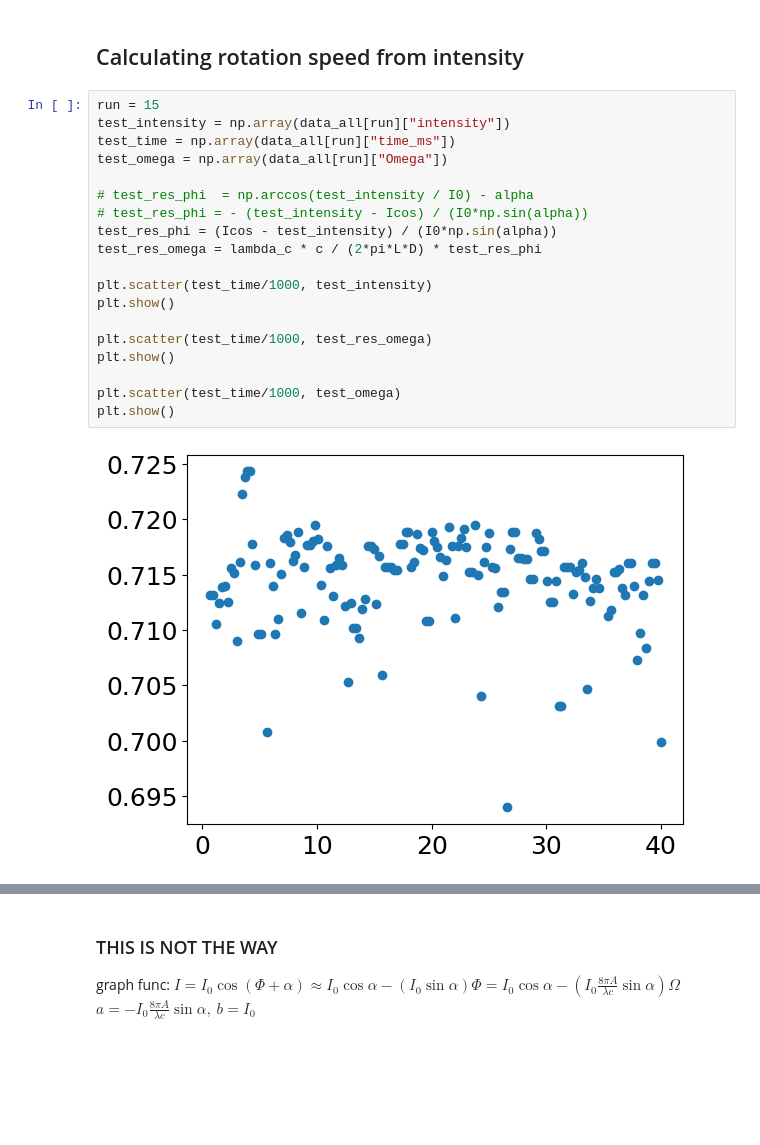
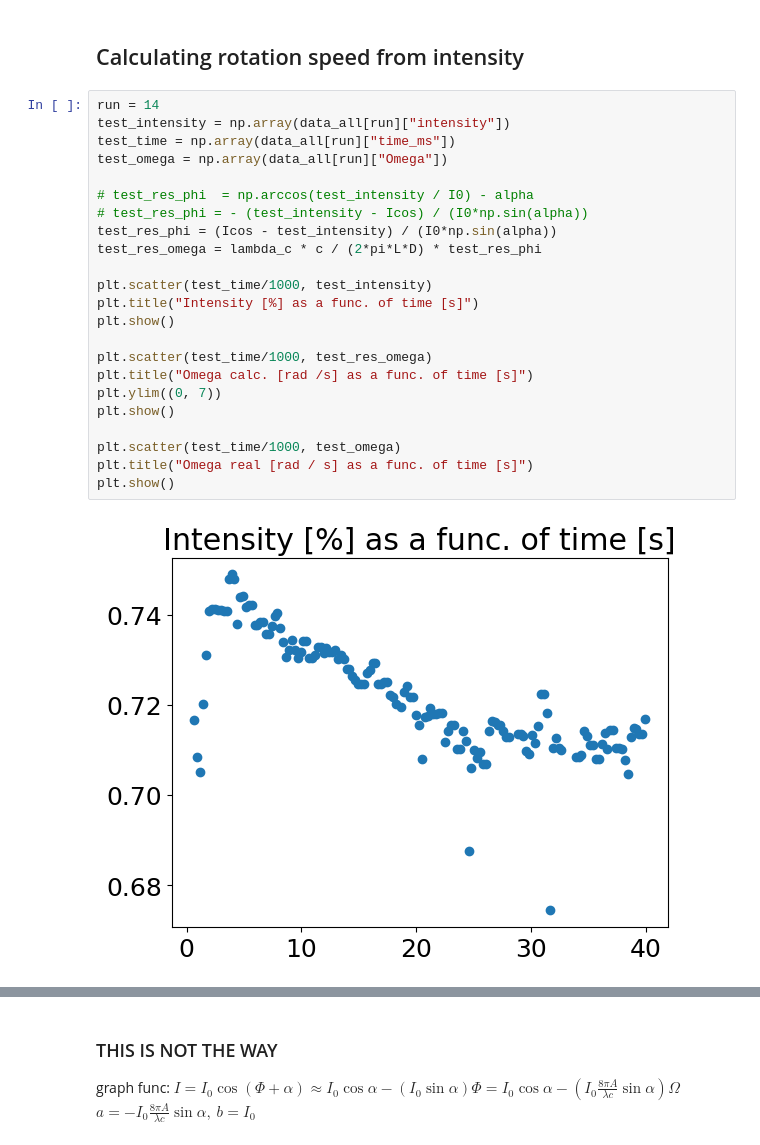
Before and after one commit to MartinOpat/Lab2RaspPi, a Jupyter notebook: data/data_processing_glass_tubes_test.ipynb, the cells around one changed output, grey strips where cells are left out. Drawn from its saved outputs; the diff is of its cells as text; blank space fills up the shorter version.

```diff
--- a/data/data_processing_glass_tubes.ipynb
+++ b/data/data_processing_glass_tubes_test.ipynb
@@ -187,23 +187,27 @@ plt.show()
 # %% [markdown]
 ## Calculating rotation speed from intensity
 # %%
-run = 15
+run = 14
 test_intensity = np.array(data_all[run]["intensity"])
 test_time = np.array(data_all[run]["time_ms"])
 test_omega = np.array(data_all[run]["Omega"])
 
 # test_res_phi  = np.arccos(test_intensity / I0) - alpha
 # test_res_phi = - (test_intensity - Icos) / (I0*np.sin(alpha))
 test_res_phi = (Icos - test_intensity) / (I0*np.sin(alpha))
 test_res_omega = lambda_c * c / (2*pi*L*D) * test_res_phi
 
 plt.scatter(test_time/1000, test_intensity)
+plt.title("Intensity [%] as a func. of time [s]")
 plt.show()
 
 plt.scatter(test_time/1000, test_res_omega)
+plt.title("Omega calc. [rad /s] as a func. of time [s]")
+plt.ylim((0, 7))
 plt.show()
 
 plt.scatter(test_time/1000, test_omega)
+plt.title("Omega real [rad / s] as a func. of time [s]")
 plt.show()
 # %% [output]
-[figure, old version]
+[figure, new version]
```
Also changed, not shown: parts of 1 cell of this notebook.
